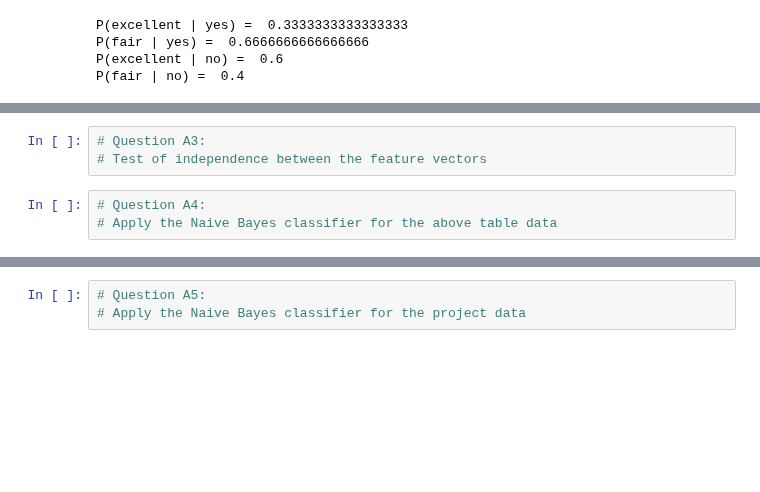
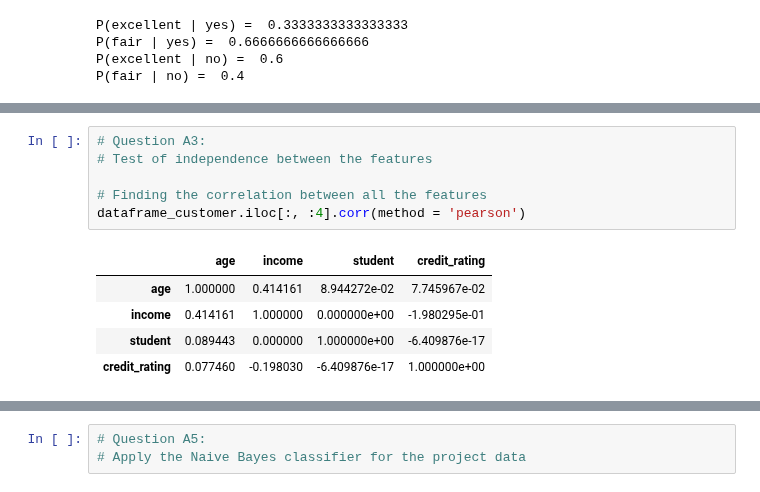
Before and after one commit to Kartik-3-programmer/Machine-Learning, a Jupyter notebook: ML_Lab_08_Codes.ipynb, the cells around one changed output, grey strips where cells are left out. Saved outputs shown, nothing was run; the diff lists cells and outputs as text; blank space fills up the shorter version.

```diff
--- a/ML_Lab_08_Codes.ipynb
+++ b/ML_Lab_08_Codes.ipynb
@@ -189,6 +212,12 @@ P(fair | no) =  0.4
 # %%
 # Question A3:
-# Test of independence between the feature vectors
+# Test of independence between the features
+
+# Finding the correlation between all the features
+dataframe_customer.iloc[:, :4].corr(method = 'pearson')
+# %% [output]
+|  | age | income | student | credit_rating |
+| age | 1.000000 | 0.414161 | 8.944272e-02 | 7.745967e-02 |
+| income | 0.414161 | 1.000000 | 0.000000e+00 | -1.980295e-01 |
+| student | 0.089443 | 0.000000 | 1.000000e+00 | -6.409876e-17 |
+| credit_rating | 0.077460 | -0.198030 | -6.409876e-17 | 1.000000e+00 |
-# %%
-# Question A4:
-# Apply the Naive Bayes classifier for the above table data
```
Also changed, not shown: parts of 2 cells of this notebook.
